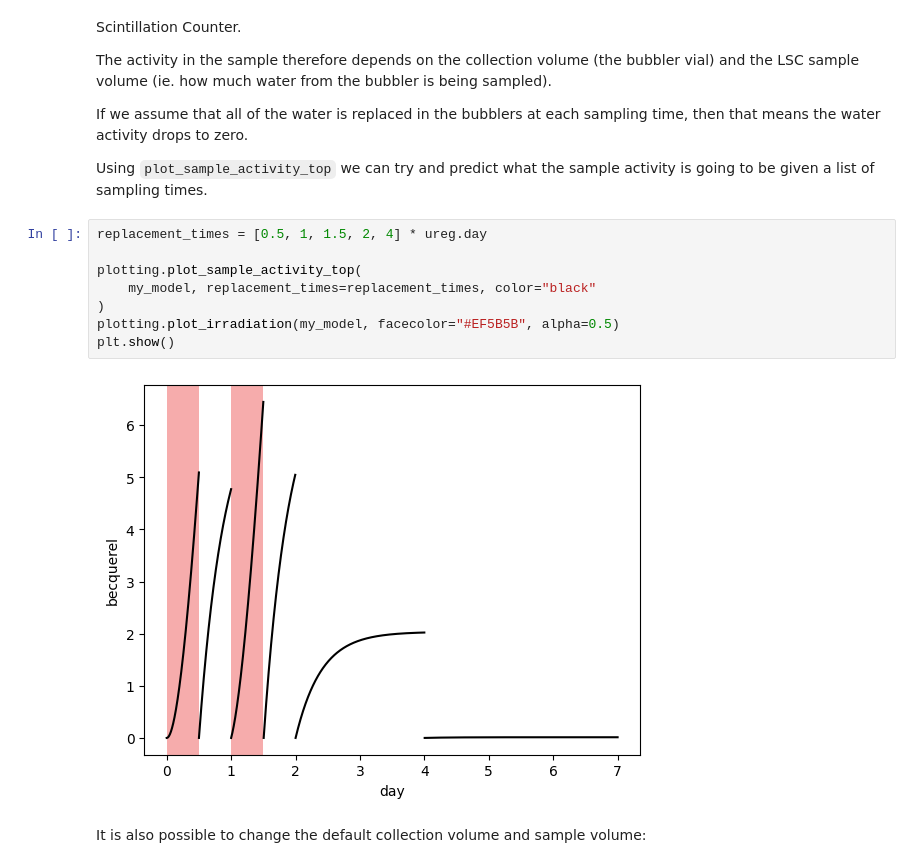
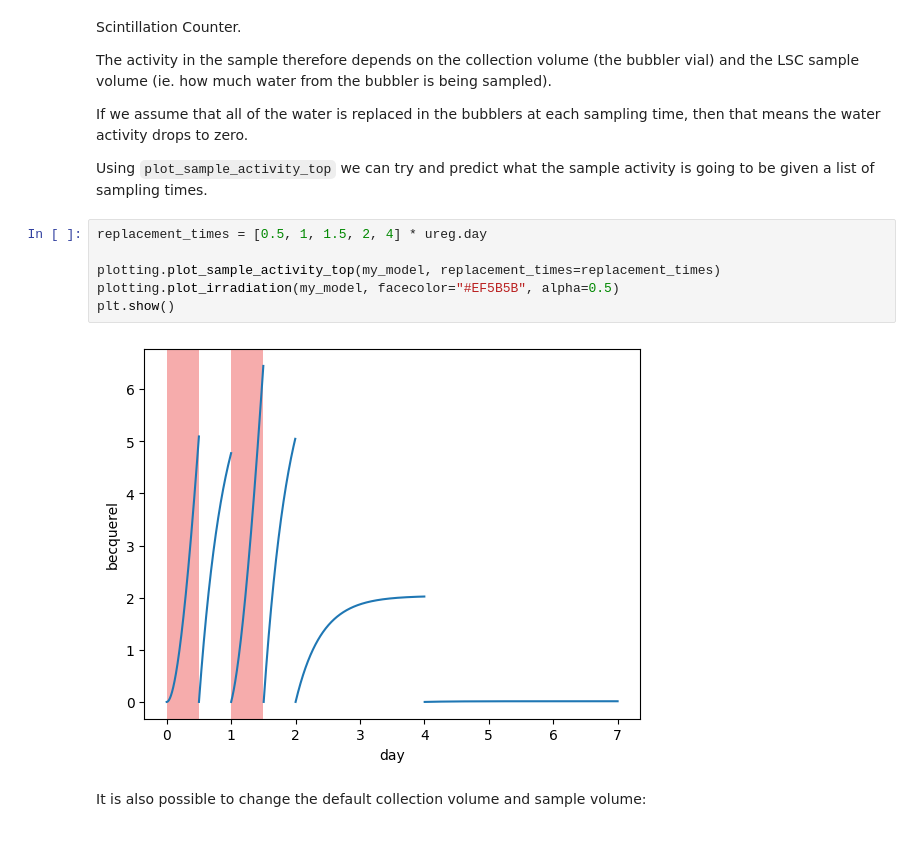
Before and after one commit to davidepettinari/libra-toolbox, a Jupyter notebook: docs/examples/tritium_model.ipynb, the cells around one changed output. Cells and saved outputs as stored; diff of their text form.

```diff
--- a/docs/examples/tritium_model.ipynb
+++ b/docs/examples/tritium_model.ipynb
@@ -148,13 +149,11 @@ Using `plot_sample_activity_top` we can try and predict what the sample activity
 # %%
 replacement_times = [0.5, 1, 1.5, 2, 4] * ureg.day
 
-plotting.plot_sample_activity_top(
-    my_model, replacement_times=replacement_times, color="black"
-)
+plotting.plot_sample_activity_top(my_model, replacement_times=replacement_times)
 plotting.plot_irradiation(my_model, facecolor="#EF5B5B", alpha=0.5)
 plt.show()
 # %% [output]
-[figure, old version]
+[figure, new version]
 # %% [markdown]
 It is also possible to change the default collection volume and sample volume:
 # %%
```
Also changed, not shown: parts of 2 cells of this notebook.
